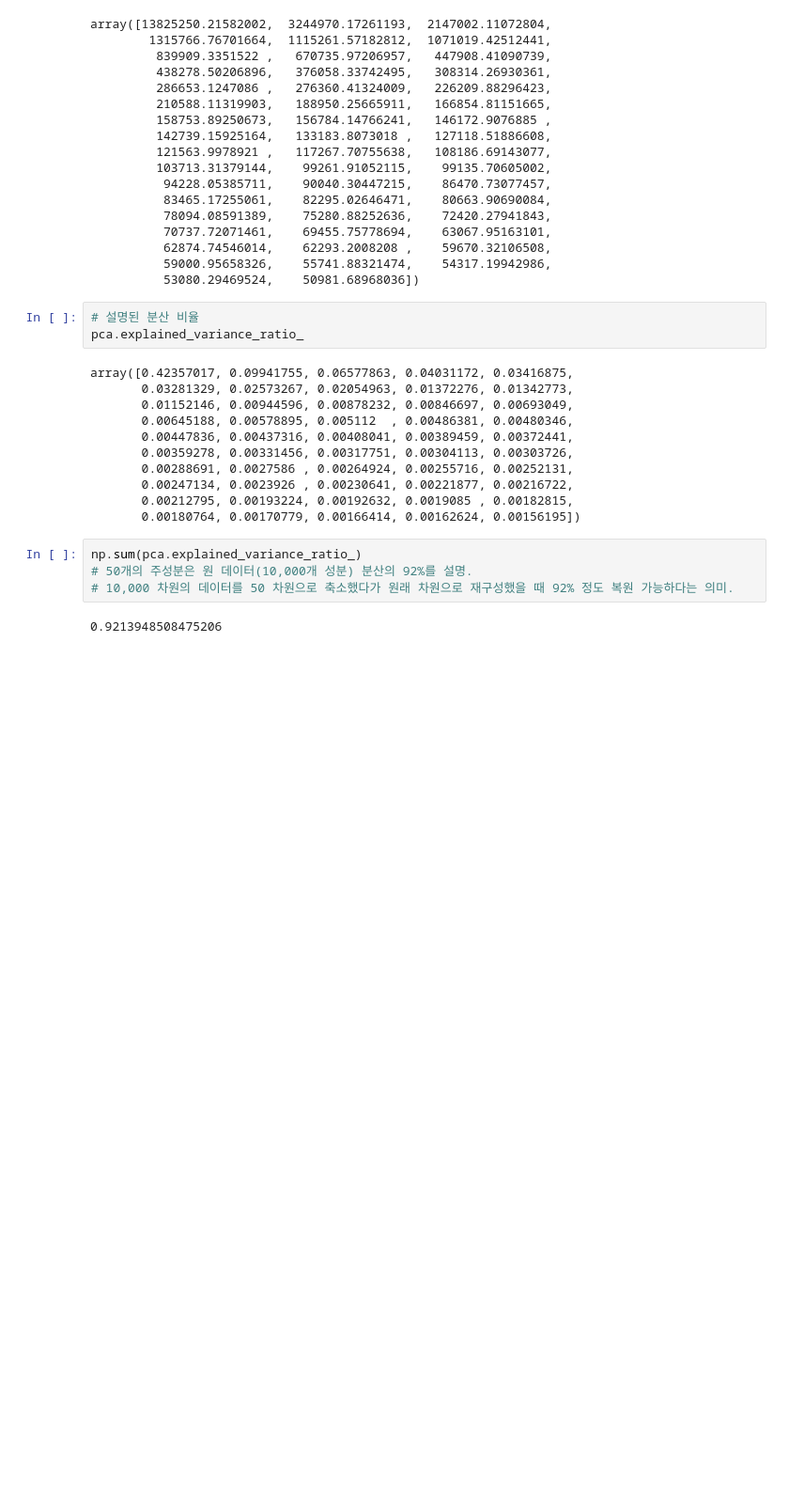
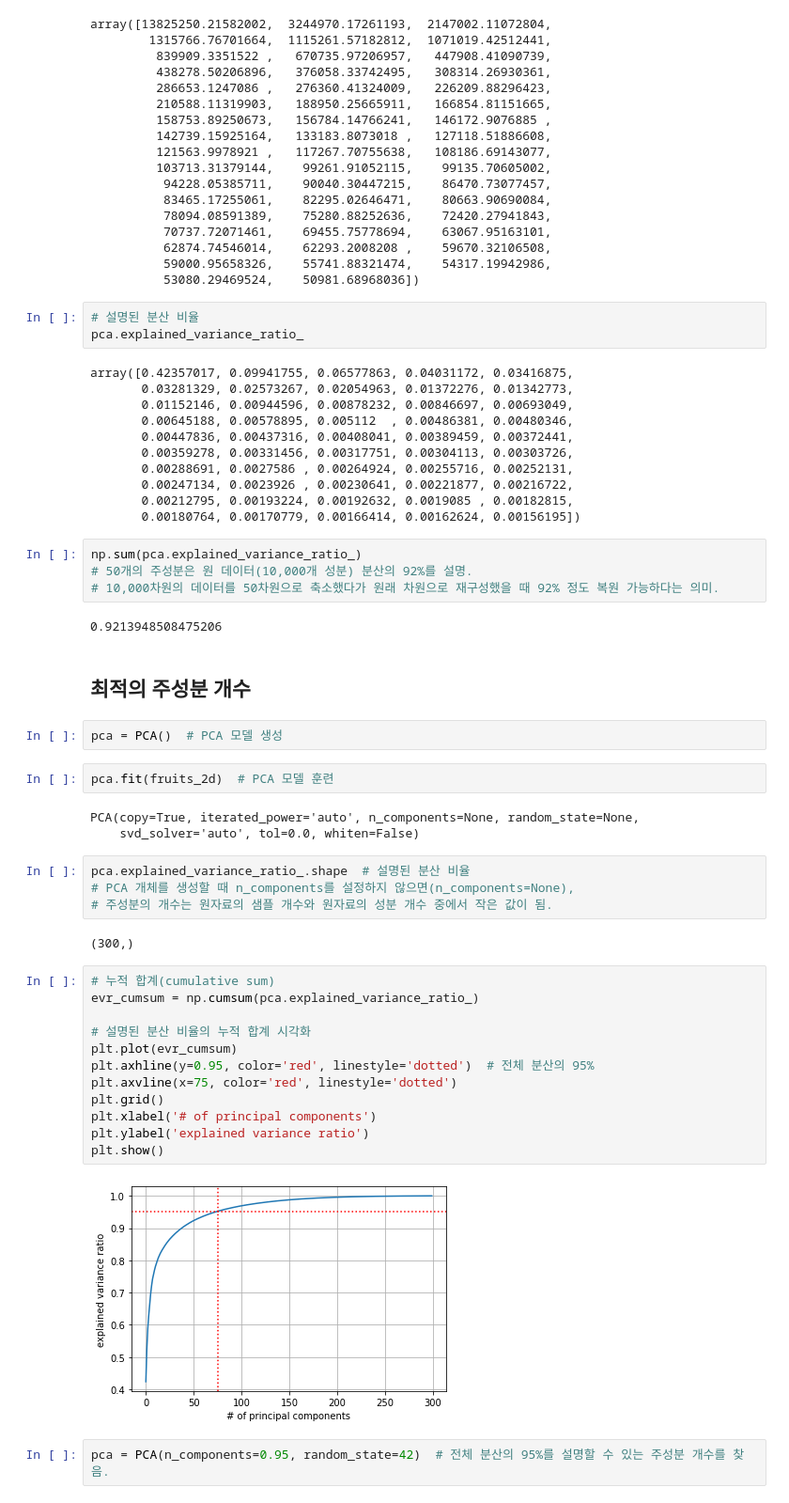
Before and after one commit to JakeOh/202011_itw_bd21, a Jupyter notebook: lab_ml/ml13_cluster.ipynb, the cells around one changed output. Shown at 94% size. Drawn from its saved outputs; the diff is of its cells as text; blank space fills up the shorter version.

```diff
--- a/lab_ml/ml13_cluster.ipynb
+++ b/lab_ml/ml13_cluster.ipynb
@@ -577,6 +577,37 @@ array([0.42357017, 0.09941755, 0.06577863, 0.04031172, 0.03416875,
 # %%
 np.sum(pca.explained_variance_ratio_)
 # 50개의 주성분은 원 데이터(10,000개 성분) 분산의 92%를 설명.
-# 10,000 차원의 데이터를 50 차원으로 축소했다가 원래 차원으로 재구성했을 때 92% 정도 복원 가능하다는 의미.
+# 10,000차원의 데이터를 50차원으로 축소했다가 원래 차원으로 재구성했을 때 92% 정도 복원 가능하다는 의미.
 # %% [output]
 0.9213948508475206
+# %% [markdown]
+## 최적의 주성분 개수
+# %%
+pca = PCA()  # PCA 모델 생성
+# %%
+pca.fit(fruits_2d)  # PCA 모델 훈련
+# %% [output]
+PCA(copy=True, iterated_power='auto', n_components=None, random_state=None,
+    svd_solver='auto', tol=0.0, whiten=False)
+# %%
+pca.explained_variance_ratio_.shape  # 설명된 분산 비율
+# PCA 개체를 생성할 때 n_components를 설정하지 않으면(n_components=None),
+# 주성분의 개수는 원자료의 샘플 개수와 원자료의 성분 개수 중에서 작은 값이 됨.
+# %% [output]
+(300,)
+# %%
+# 누적 합계(cumulative sum)
+evr_cumsum = np.cumsum(pca.explained_variance_ratio_)
+
+# 설명된 분산 비율의 누적 합계 시각화
+plt.plot(evr_cumsum)
+plt.axhline(y=0.95, color='red', linestyle='dotted')  # 전체 분산의 95%
+plt.axvline(x=75, color='red', linestyle='dotted')
+plt.grid()
+plt.xlabel('# of principal components')
+plt.ylabel('explained variance ratio')
+plt.show()
+# %% [output]
+[figure, added]
+# %%
+pca = PCA(n_components=0.95, random_state=42)  # 전체 분산의 95%를 설명할 수 있는 주성분 개수를 찾음.
```
Also changed, not shown: parts of 8 cells of this notebook.
